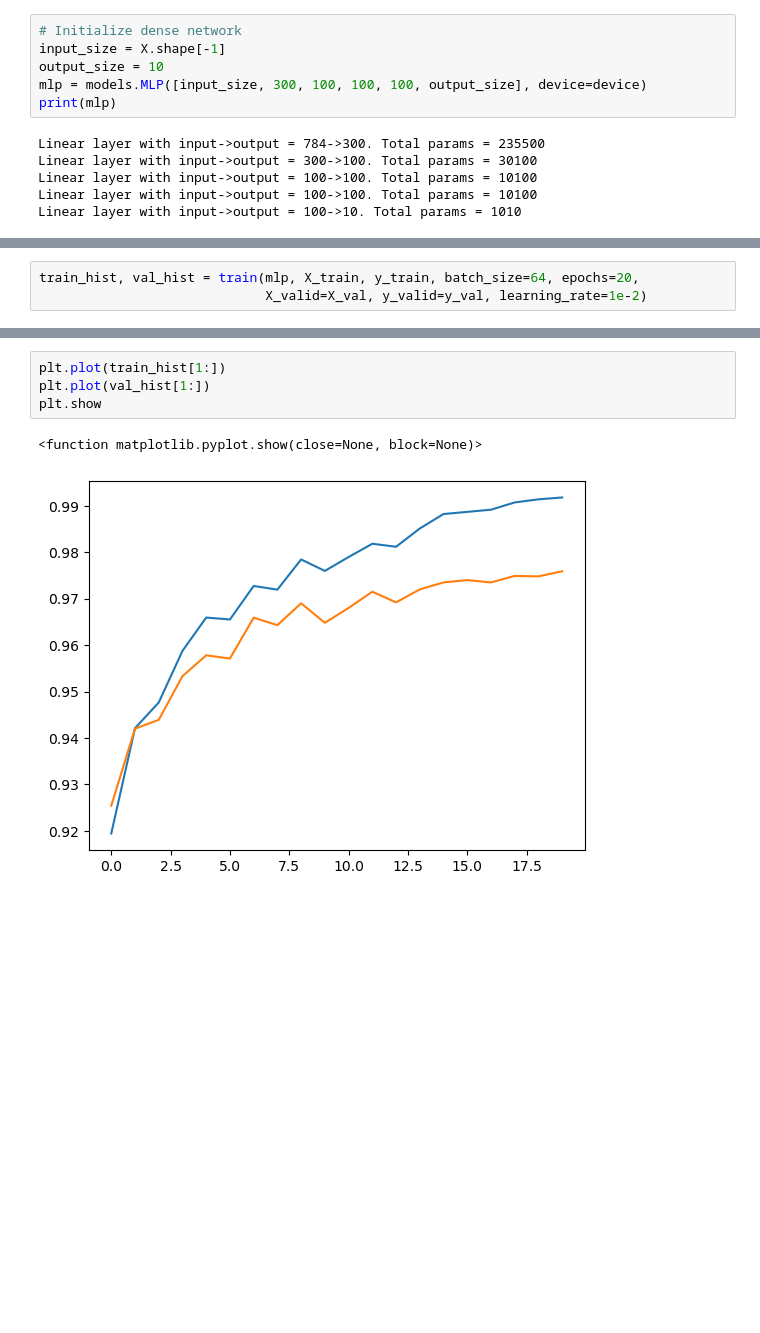
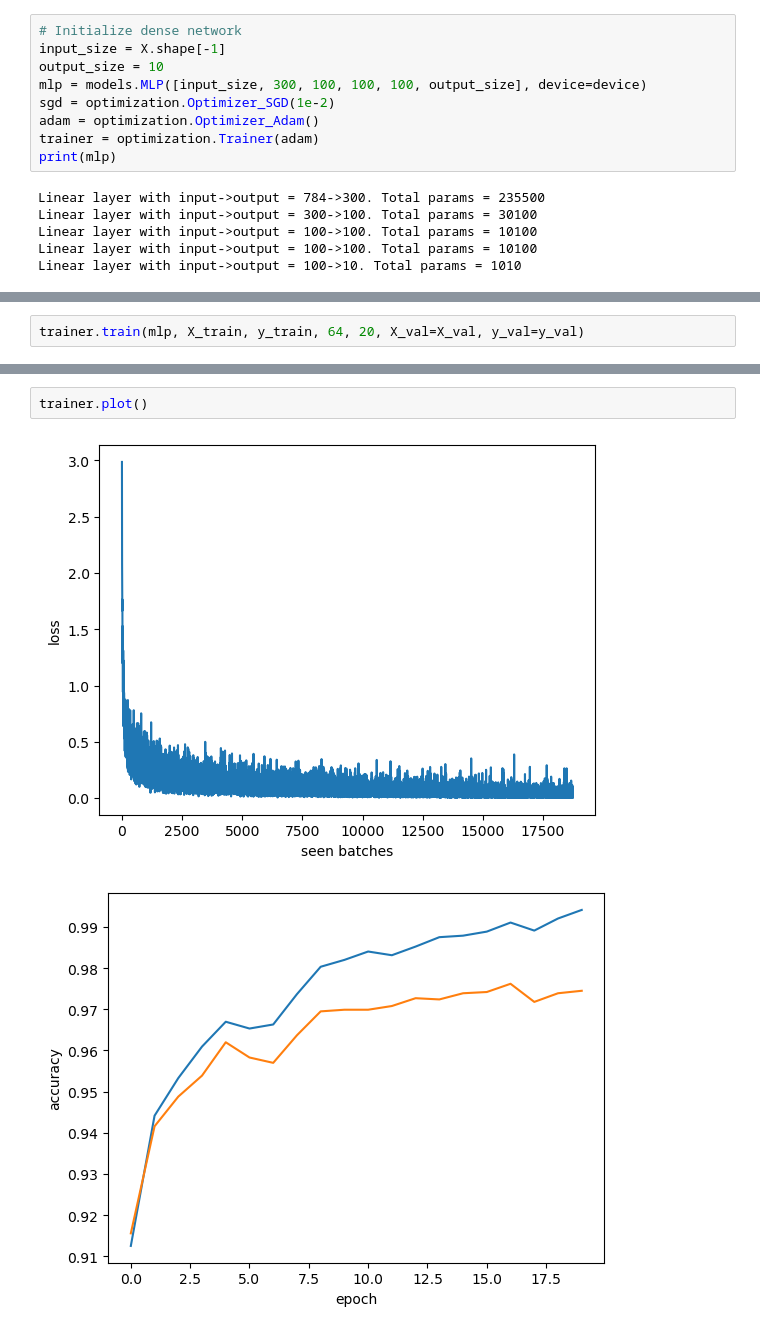
Before and after one commit to afolkest/babyTorch, a Jupyter notebook: example1_MLP_MNIST.ipynb, the cells around one changed output, grey strips where cells are left out. Drawn from its saved outputs; the diff is of its cells as text; blank space fills up the shorter version.

Commit message:
Added optimizer and trainer class, and Adam optmizer

```diff
--- a/example1_MLP_MNIST.ipynb
+++ b/example1_MLP_MNIST.ipynb
@@ -19,6 +19,9 @@ X_val, y_val = Xnorm[60000:], yhot[60000:]
 input_size = X.shape[-1]
 output_size = 10
 mlp = models.MLP([input_size, 300, 100, 100, 100, output_size], device=device)
+sgd = optimization.Optimizer_SGD(1e-2)
+adam = optimization.Optimizer_Adam()
+trainer = optimization.Trainer(adam)
 print(mlp)
 # %% [output]
 Linear layer with input->output = 784->300. Total params = 235500
@@ -89,4 +32,3 @@ def train(model, X, y, batch_size, epochs, learning_rate=1e-2, X_valid=None, y_v
 # %%
-train_hist, val_hist = train(mlp, X_train, y_train, batch_size=64, epochs=20,
-                             X_valid=X_val, y_valid=y_val, learning_rate=1e-2)
+trainer.train(mlp, X_train, y_train, 64, 20, X_val=X_val, y_val=y_val)
 # %% [output]
@@ -110,7 +52,5 @@ train_hist, val_hist = train(mlp, X_train, y_train, batch_size=64, epochs=20,
-# %%
-plt.plot(train_hist[1:])
-plt.plot(val_hist[1:])
-plt.show
-# %% [output]
-<function matplotlib.pyplot.show(close=None, block=None)>
-[figure, removed]
+# %%
+trainer.plot()
+# %% [output]
+[figure, added]
+[figure, added]
```
Also changed, not shown: parts of 3 cells of this notebook, 4 other files.
